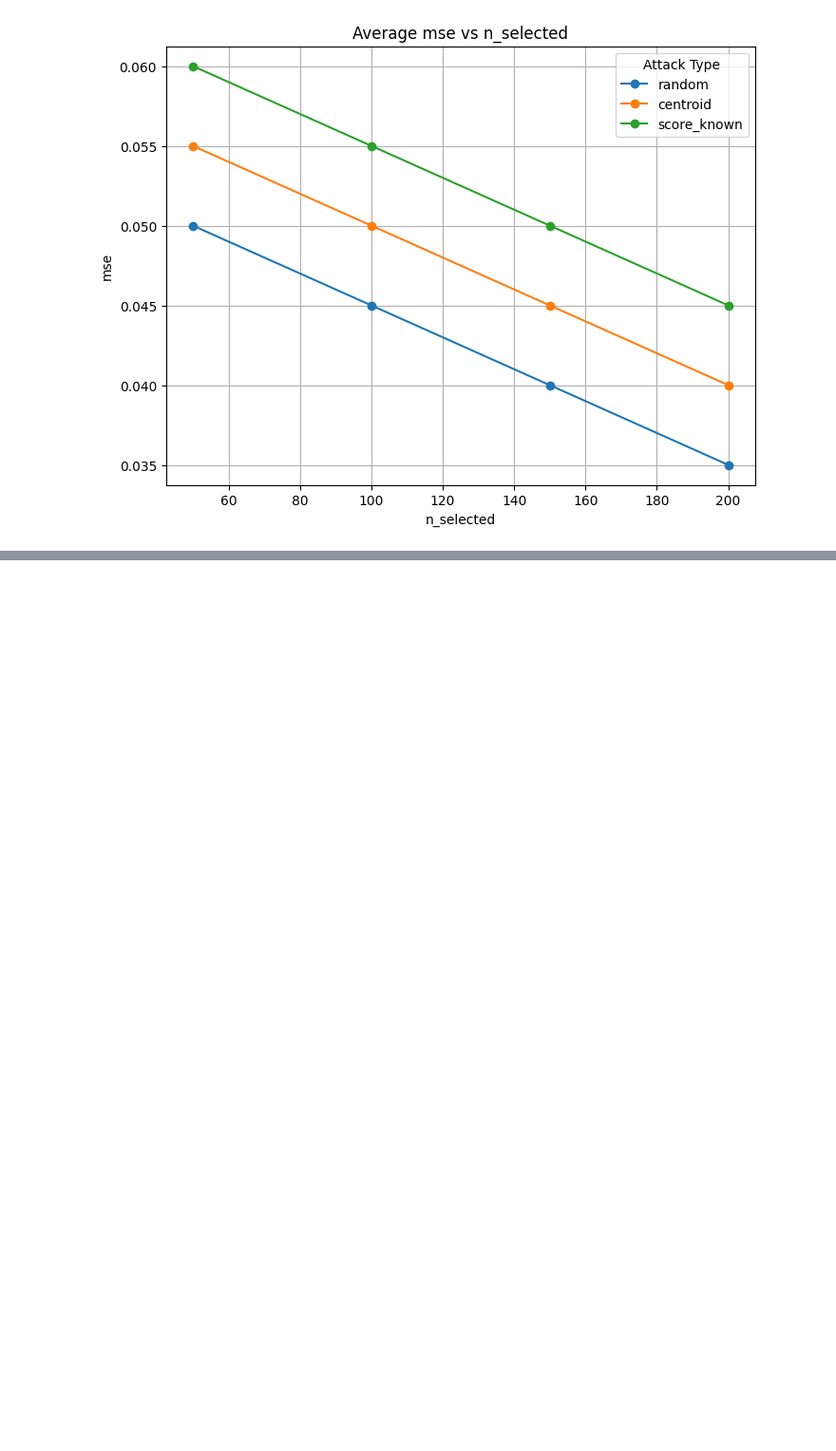
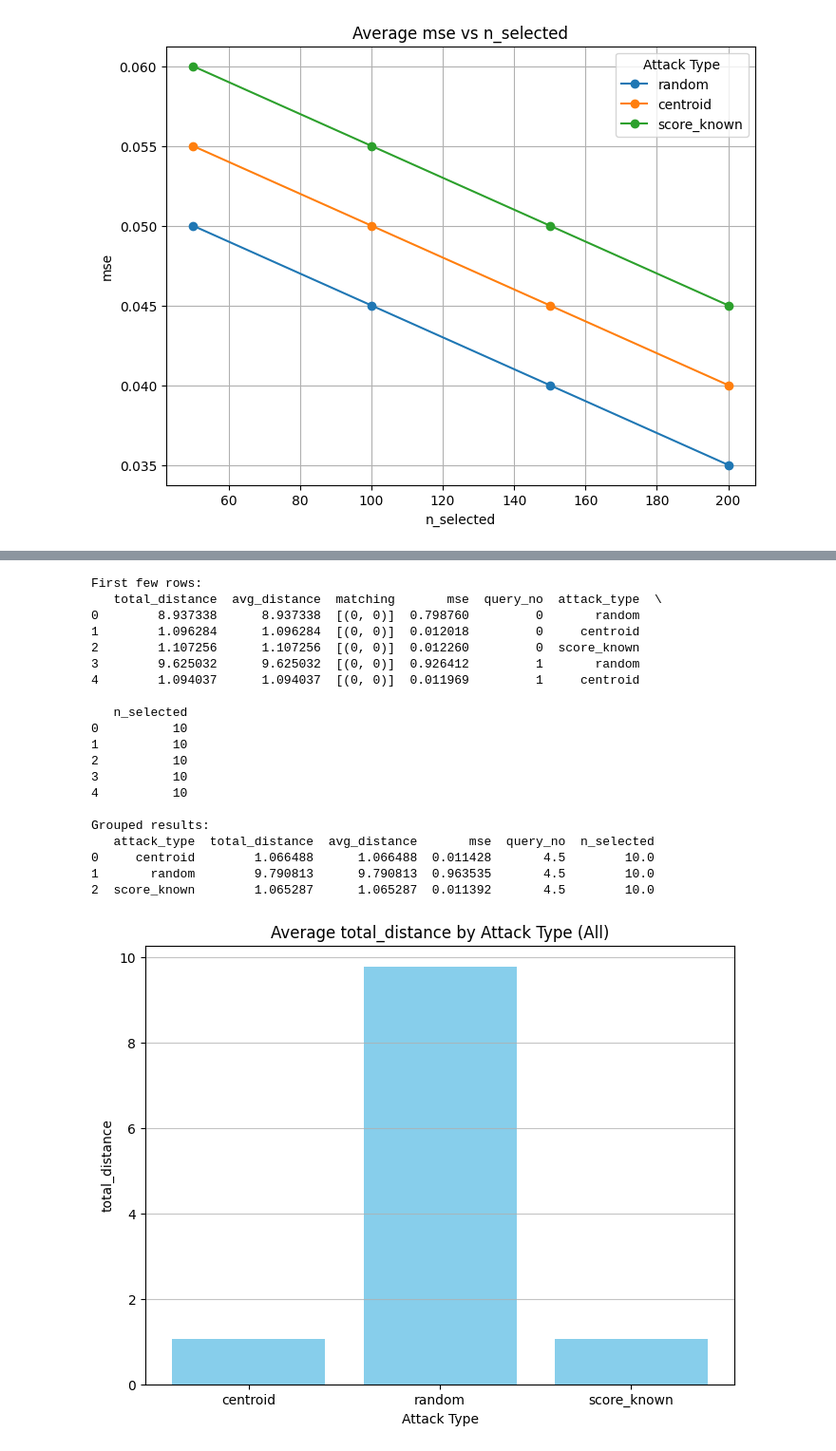
Before and after one commit to szyszyzys/poison_data_valuation, a Jupyter notebook: test.ipynb, the cells around one changed output, grey strips where cells are left out. Shown at 95% size. Saved outputs shown, nothing was run; the diff lists cells and outputs as text; code cells hidden in the pictures; blank space fills up the shorter version.

```diff
--- a/test.ipynb
+++ b/test.ipynb
@@ -86,0 +178,70 @@ if __name__ == "__main__":
+# %%
+import pandas as pd
+import matplotlib.pyplot as plt
+
+# Replace with your CSV file path
+csv_file = "guassian_attack_results_20250206_085839.csv"
+
+# Load the CSV into a DataFrame
+df = pd.read_csv(csv_file)
+
+# Display the first few rows to verify the content
+print("First few rows:")
+print(df.head())
+
+# Group by attack type and compute the average for the metrics.
+grouped = df.groupby("attack_type").mean().reset_index()
+
+# Print grouped results for inspection
+print("\nGrouped results:")
+print(grouped)
+
+# List of metric columns to plot
+metrics = ["total_distance", "avg_distance", "mse"]
+
+# Option 1: Plot each metric in a separate figure (bar chart) for all attack types
+for metric in metrics:
+    plt.figure(figsize=(8, 6))
+    plt.bar(grouped["attack_type"], grouped[metric], color="skyblue")
+    plt.xlabel("Attack Type")
+    plt.ylabel(metric)
+    plt.title(f"Average {metric} by Attack Type (All)")
+    plt.grid(axis="y", alpha=0.75)
+    plt.show()
+
+# Option 2: Plot a separate chart for centroid and score_known for clarity
+subset = grouped[grouped["attack_type"].isin(["centroid", "score_known"])]
+
+if not subset.empty:
+    for metric in metrics:
+        plt.figure(figsize=(8, 6))
+        plt.bar(subset["attack_type"], subset[metric], color="salmon")
+        plt.xlabel("Attack Type")
+        plt.ylabel(metric)
+        plt.title(f"Average {metric} for Centroid and Score_Known")
+        plt.grid(axis="y", alpha=0.75)
+        plt.show()
+else:
+    print("No data found for attack types 'centroid' and 'score_known'.")
+# %% [output]
+First few rows:
+   total_distance  avg_distance  matching       mse  query_no  attack_type  \
+0        8.937338      8.937338  [(0, 0)]  0.798760         0       random
+1        1.096284      1.096284  [(0, 0)]  0.012018         0     centroid
+2        1.107256      1.107256  [(0, 0)]  0.012260         0  score_known
+3        9.625032      9.625032  [(0, 0)]  0.926412         1       random
+4        1.094037      1.094037  [(0, 0)]  0.011969         1     centroid
+
+   n_selected
+0          10
+1          10
+2          10
+3          10
+4          10
+
+Grouped results:
+   attack_type  total_distance  avg_distance       mse  query_no  n_selected
+0     centroid        1.066488      1.066488  0.011428       4.5        10.0
+1       random        9.790813      9.790813  0.963535       4.5        10.0
+2  score_known        1.065287      1.065287  0.011392       4.5        10.0
+[figure, added]
```
Also changed, not shown: parts of 3 cells of this notebook, 19 other files.
